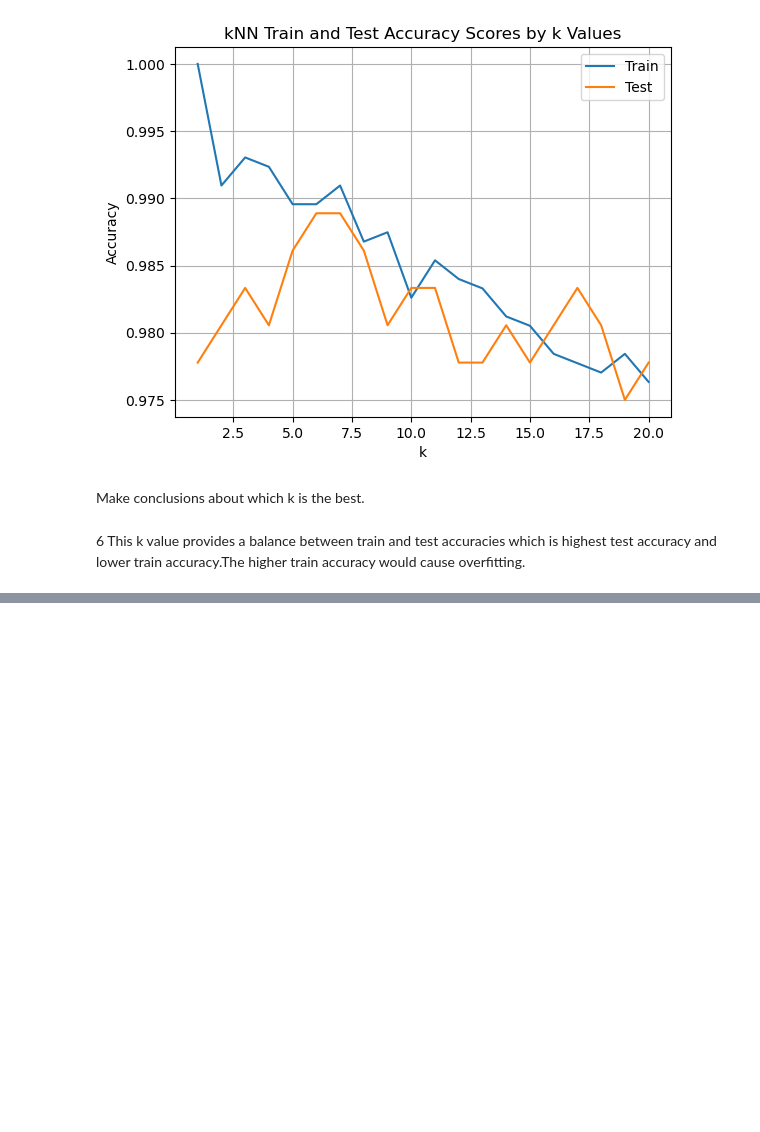
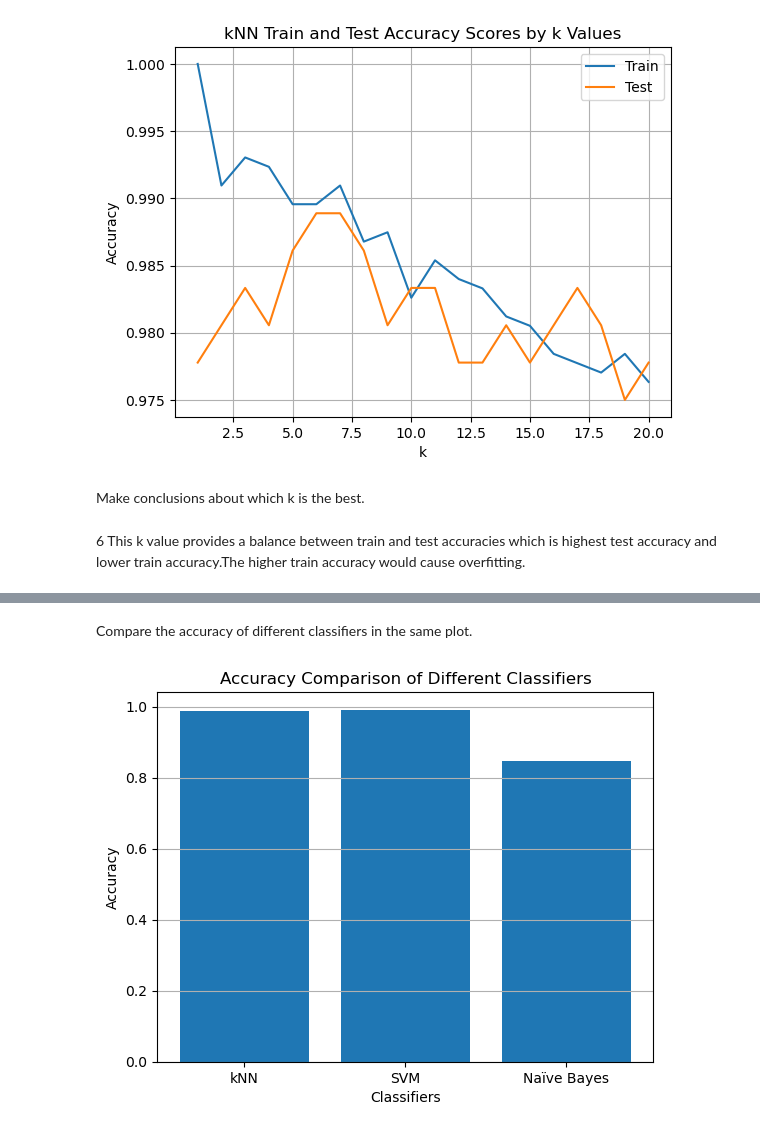
Before and after one commit to GuangYang97/3803ict-workshops, a Jupyter notebook: week3/Classification.ipynb, the cells around one changed output, grey strips where cells are left out. Cells and saved outputs as stored; diff of their text form; code cells hidden in the pictures; blank space fills up the shorter version.

```diff
--- a/week3/Classification.ipynb
+++ b/week3/Classification.ipynb
@@ -92,0 +192,33 @@ This k value provides a balance between train and test accuracies which is highe
+# %% [markdown]
+Compare the accuracy of different classifiers in the same plot.
+# %%
+# kNN classifier
+knn = KNeighborsClassifier(n_neighbors=6)
+knn.fit(X_train, y_train)
+y_pred_knn = knn.predict(X_test)
+knn_accuracy = accuracy_score(y_test, y_pred_knn)
+
+# SVM classifier
+svm = SVC(kernel='poly', random_state=42)
+svm.fit(X_train, y_train)
+y_pred_svm = svm.predict(X_test)
+svm_accuracy = accuracy_score(y_test, y_pred_svm)
+
+# Naïve Bayes classifier
+nb = GaussianNB()
+nb.fit(X_train, y_train)
+y_pred = nb.predict(X_test)
+nb_accuracy = accuracy_score(y_test, y_pred)
+
+# Compare accuracies
+classifiers = ['kNN', 'SVM', 'Naïve Bayes']
+accuracies = [knn_accuracy, svm_accuracy, nb_accuracy]
+
+plt.bar(classifiers, accuracies)
+plt.xlabel('Classifiers')
+plt.ylabel('Accuracy')
+plt.title('Accuracy Comparison of Different Classifiers')
+plt.grid(axis='y')
+plt.show()
+# %% [output]
+[figure, added]
```
Also changed, not shown: parts of 11 cells of this notebook.
